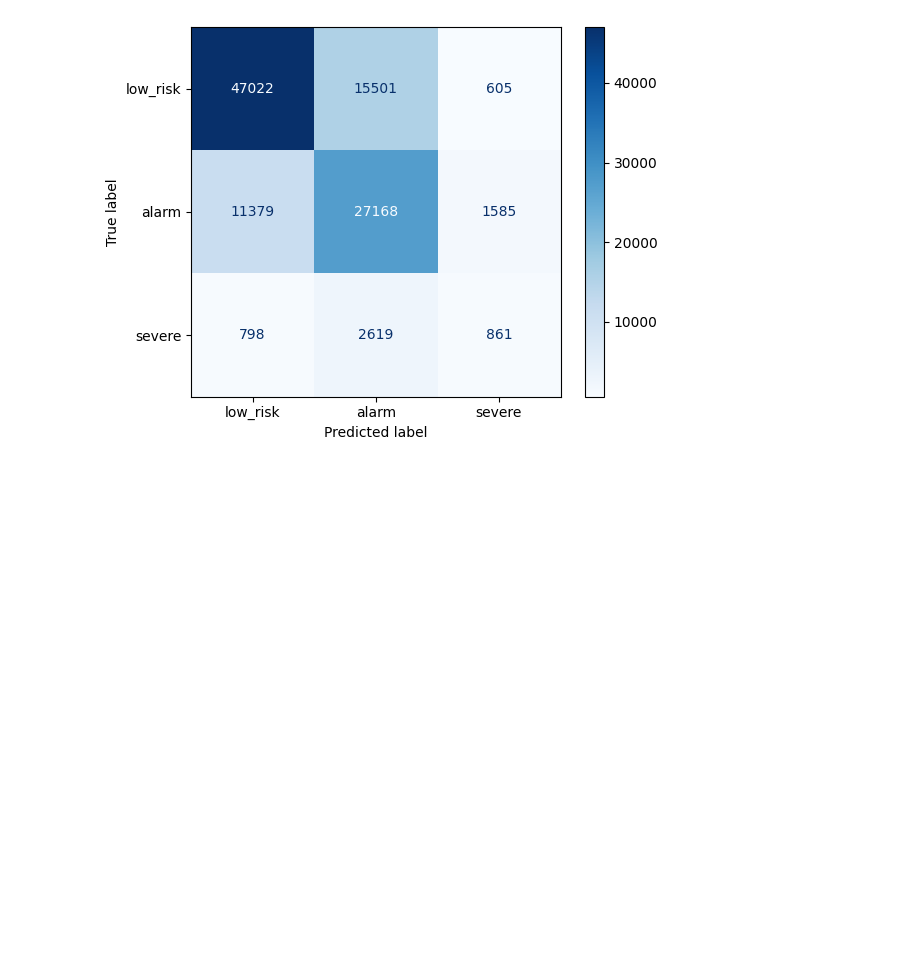
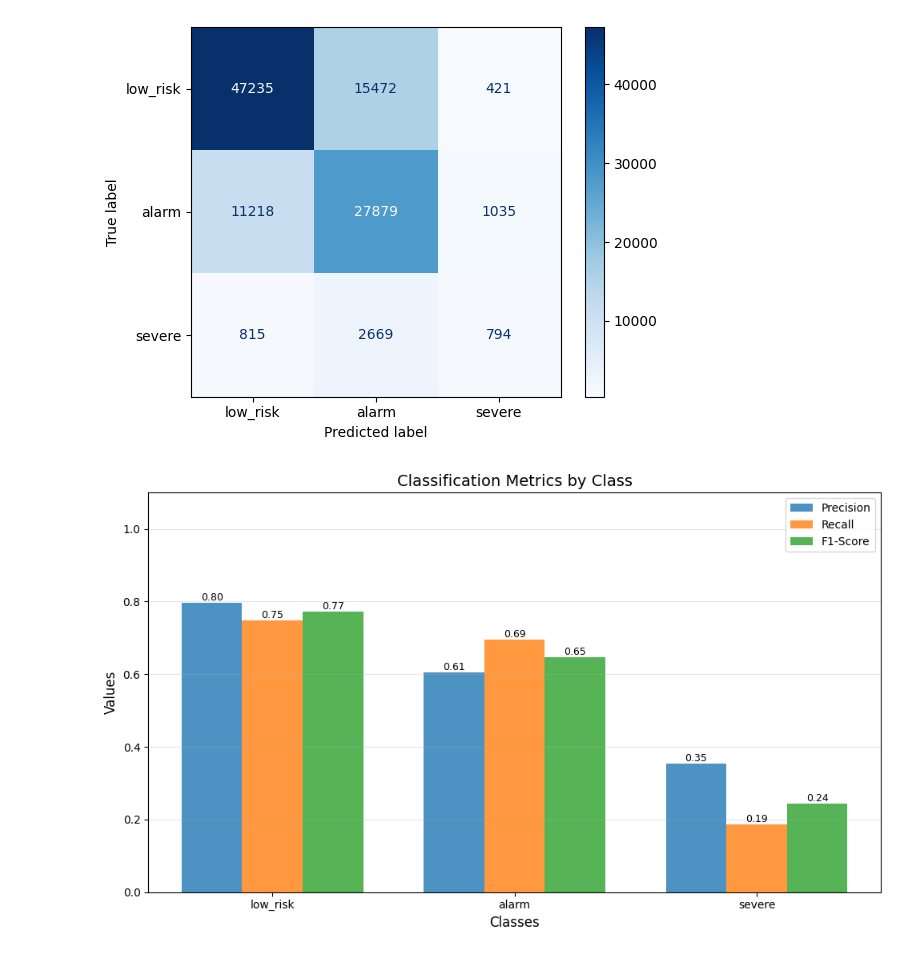
Before and after one commit to gct02/TrabalhoPraticoML, a Jupyter notebook: src/gradient_boosting.ipynb, the cells around one changed output. Cells and saved outputs as stored; diff of their text form; code cells hidden in the pictures; blank space fills up the shorter version.

```diff
--- a/src/gradient_boosting.ipynb
+++ b/src/gradient_boosting.ipynb
@@ -187,6 +192,8 @@ pipeline = Pipeline([
 
 X_train_final, y_train_final = pipeline.fit_resample(X_train_full, y_train_full)
 
+best_config = {'max_depth': 15, 'n_estimators': 100, 'learning_rate': 0.1, 'num_class': 3, 'objective': 'multi:softmax', 'seed': 42}
+
 dt = XGBClassifier(**best_config)
 dt.fit(X_train_final, y_train_final)
 
@@ -201,3 +208,7 @@ ConfusionMatrixDisplay.from_predictions(y_test, y_pred, display_labels=target_na
 # %% [output]
 <sklearn.metrics._plot.confusion_matrix.ConfusionMatrixDisplay at 0x...>
 [figure]
+# %%
+fig, ax, report_dict = plot_metrics_by_class(y_test, y_pred, target_names=target_names)
+# %% [output]
+[figure, added]
```
Also changed, not shown: parts of 5 cells of this notebook, 10 other files.
